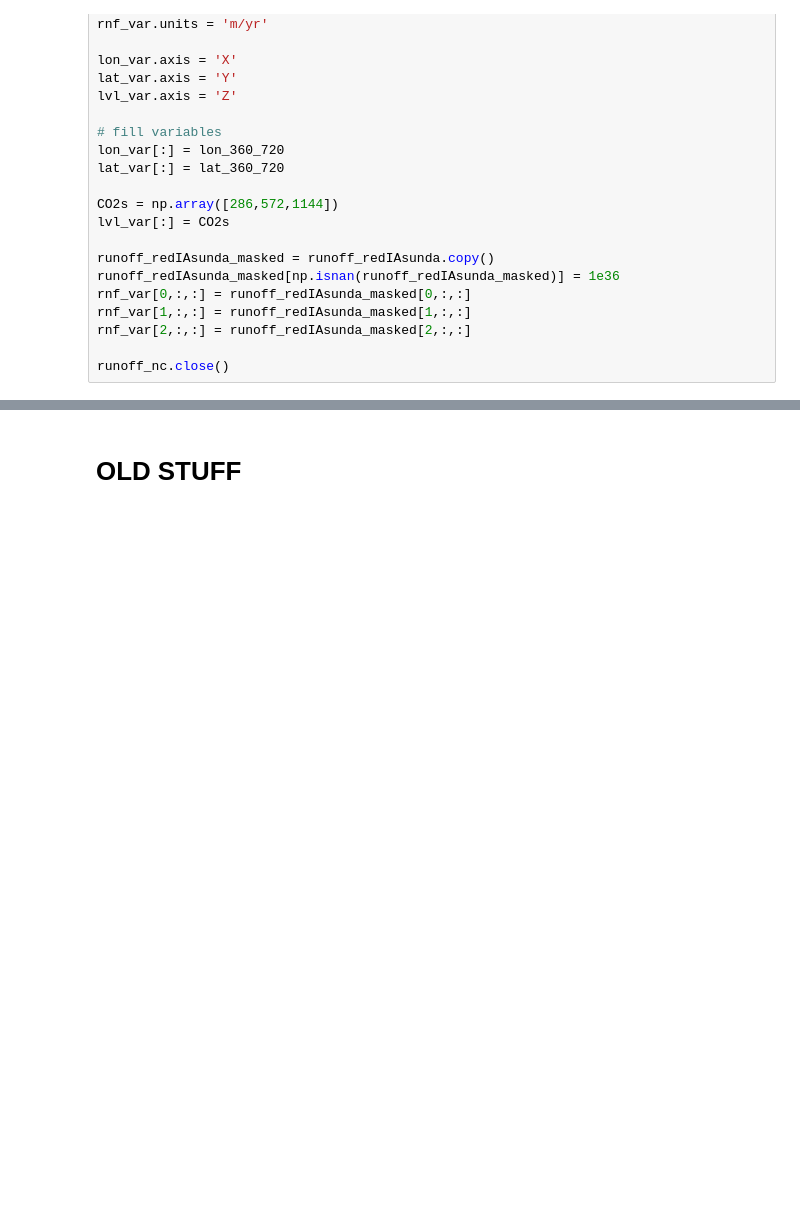
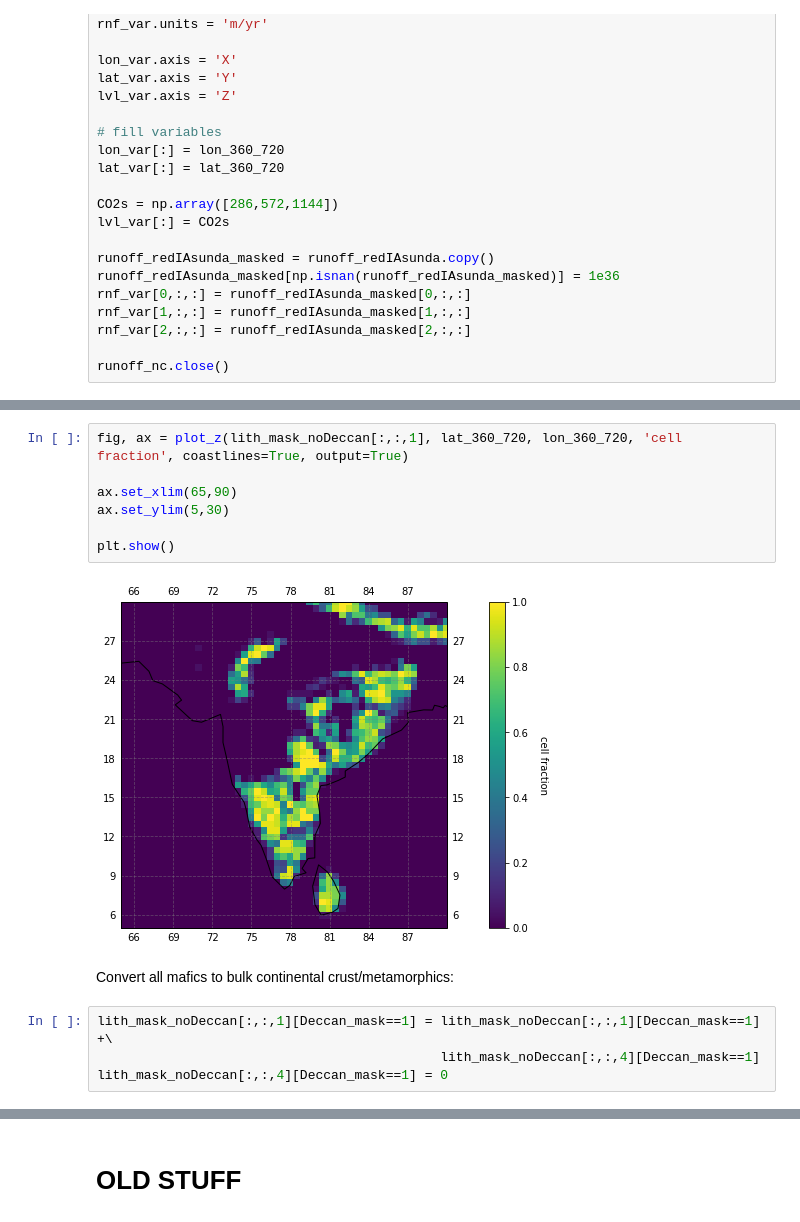
Before and after one commit to Swanson-Hysell-Group/GEOCLIM_Modern, a Jupyter notebook: Code/Notebooks/lithology_masks_7d.ipynb, the cells around one changed output, grey strips where cells are left out. Cells and saved outputs as stored; diff of their text form; blank space fills up the shorter version.

```diff
--- a/Code/Notebooks/lithology_masks_7d.ipynb
+++ b/Code/Notebooks/lithology_masks_7d.ipynb
@@ -1655,0 +1687,15 @@ runoff_nc.close()
+# %%
+fig, ax = plot_z(lith_mask_noDeccan[:,:,1], lat_360_720, lon_360_720, 'cell fraction', coastlines=True, output=True)
+
+ax.set_xlim(65,90)
+ax.set_ylim(5,30)
+
+plt.show()
+# %% [output]
+[figure, added]
+# %% [markdown]
+Convert all mafics to bulk continental crust/metamorphics:
+# %%
+lith_mask_noDeccan[:,:,1][Deccan_mask==1] = lith_mask_noDeccan[:,:,1][Deccan_mask==1] +\
+                                            lith_mask_noDeccan[:,:,4][Deccan_mask==1]
+lith_mask_noDeccan[:,:,4][Deccan_mask==1] = 0
```
Also changed, not shown: parts of 14 cells of this notebook, 1 other file.
